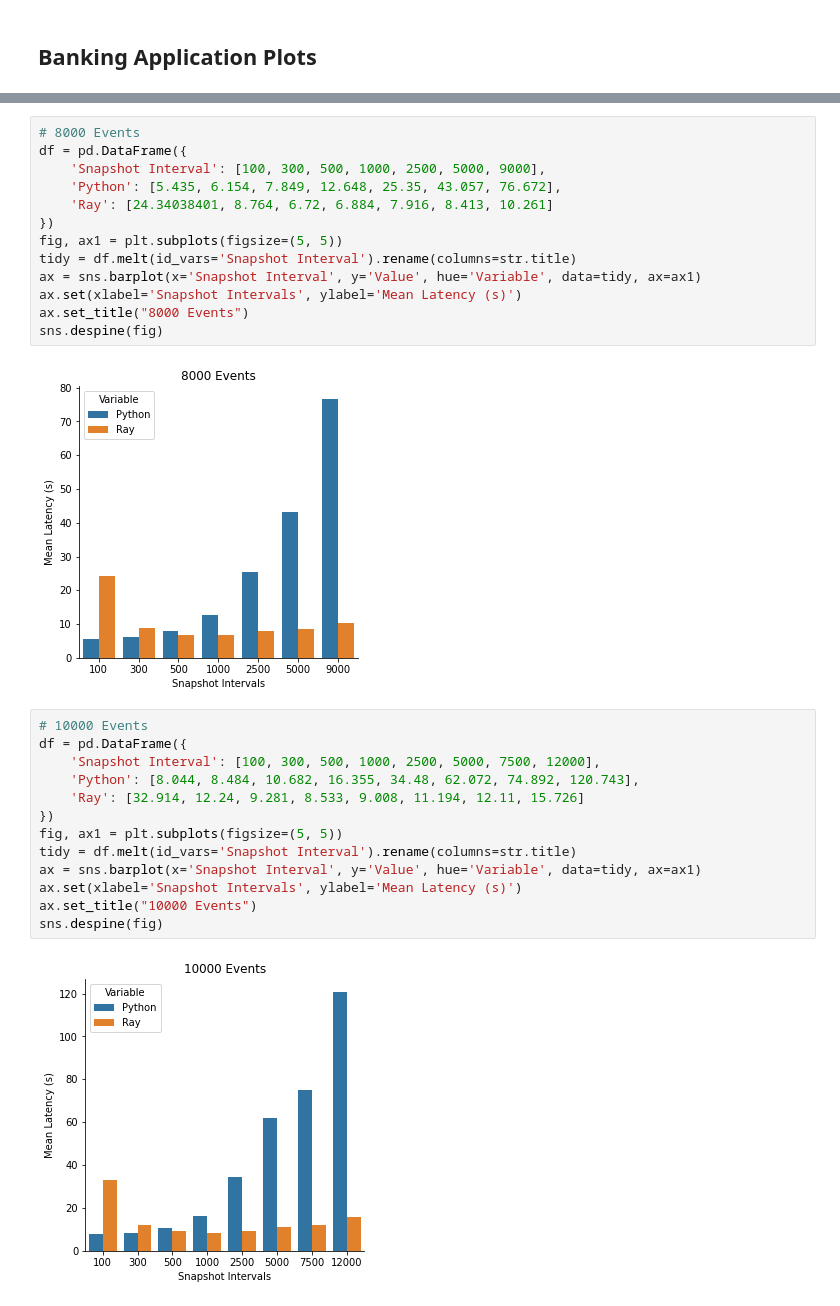
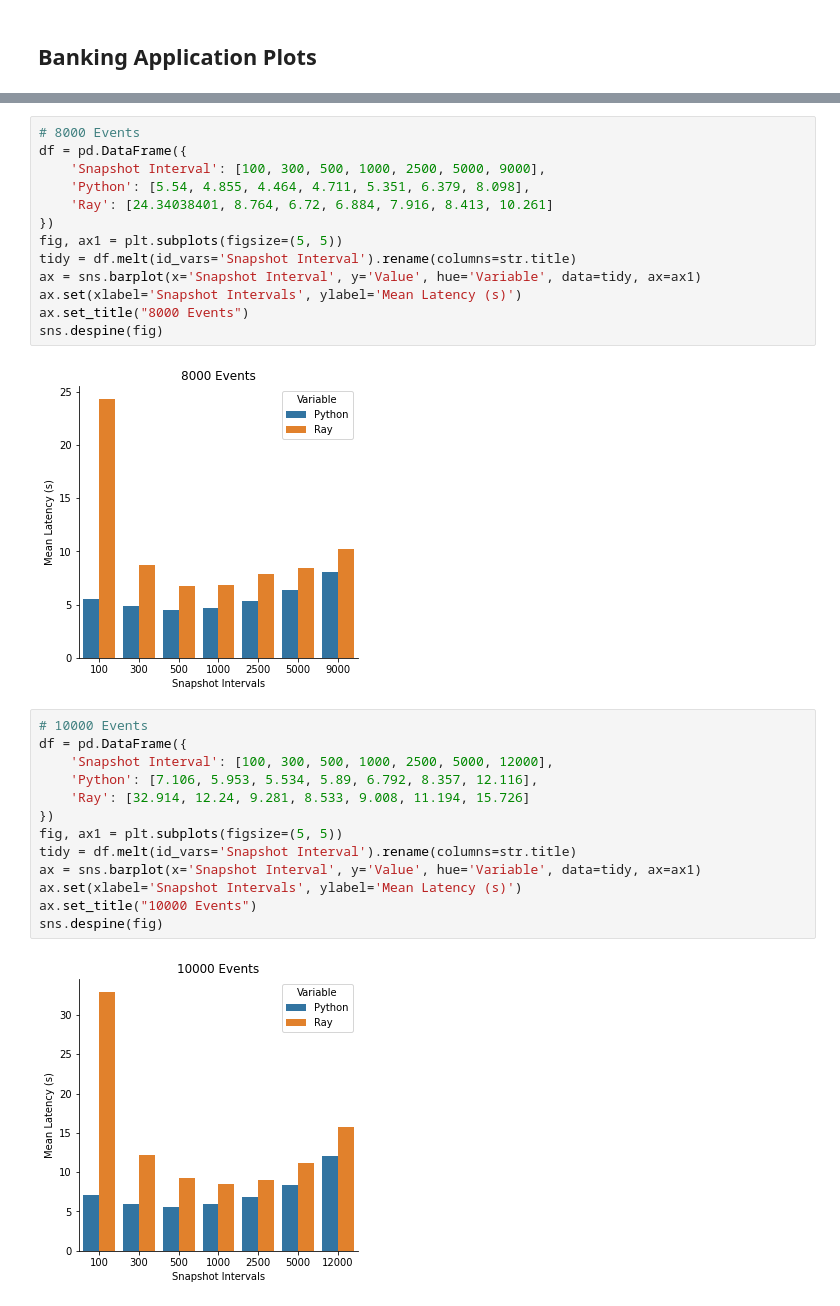
Before and after one commit to yudi-tan/cs262a-final-project, a Jupyter notebook: event-sourced-banking-app/plots/Plots.ipynb, the cells around one changed output, grey strips where cells are left out. Saved outputs shown, nothing was run; the diff lists cells and outputs as text.

```diff
--- a/event-sourced-banking-app/plots/Plots.ipynb
+++ b/event-sourced-banking-app/plots/Plots.ipynb
@@ -55,7 +55,7 @@ sns.despine(fig)
 # 8000 Events
 df = pd.DataFrame({
     'Snapshot Interval': [100, 300, 500, 1000, 2500, 5000, 9000],
-    'Python': [5.435, 6.154, 7.849, 12.648, 25.35, 43.057, 76.672],
+    'Python': [5.54, 4.855, 4.464, 4.711, 5.351, 6.379, 8.098],
     'Ray': [24.34038401, 8.764, 6.72, 6.884, 7.916, 8.413, 10.261]
 })
 fig, ax1 = plt.subplots(figsize=(5, 5))
@@ -65,19 +65,19 @@ ax.set(xlabel='Snapshot Intervals', ylabel='Mean Latency (s)')
 ax.set_title("8000 Events")
 sns.despine(fig)
 # %% [output]
-[figure, old version]
+[figure, new version]
 # %%
 # 10000 Events
 df = pd.DataFrame({
-    'Snapshot Interval': [100, 300, 500, 1000, 2500, 5000, 7500, 12000],
-    'Python': [8.044, 8.484, 10.682, 16.355, 34.48, 62.072, 74.892, 120.743],
-    'Ray': [32.914, 12.24, 9.281, 8.533, 9.008, 11.194, 12.11, 15.726]
+    'Snapshot Interval': [100, 300, 500, 1000, 2500, 5000, 12000],
+    'Python': [7.106, 5.953, 5.534, 5.89, 6.792, 8.357, 12.116],
+    'Ray': [32.914, 12.24, 9.281, 8.533, 9.008, 11.194, 15.726]
 })
 fig, ax1 = plt.subplots(figsize=(5, 5))
 tidy = df.melt(id_vars='Snapshot Interval').rename(columns=str.title)
 ax = sns.barplot(x='Snapshot Interval', y='Value', hue='Variable', data=tidy, ax=ax1)
 ax.set(xlabel='Snapshot Intervals', ylabel='Mean Latency (s)')
 ax.set_title("10000 Events")
 sns.despine(fig)
 # %% [output]
-[figure, old version]
+[figure, new version]
```
Also changed, not shown: parts of 3 cells of this notebook, 5 other files.
